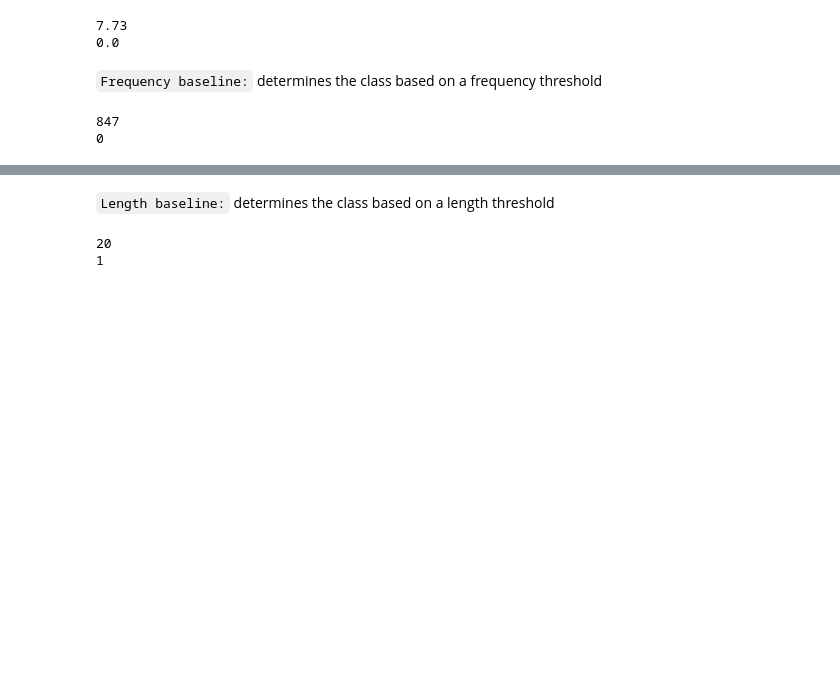
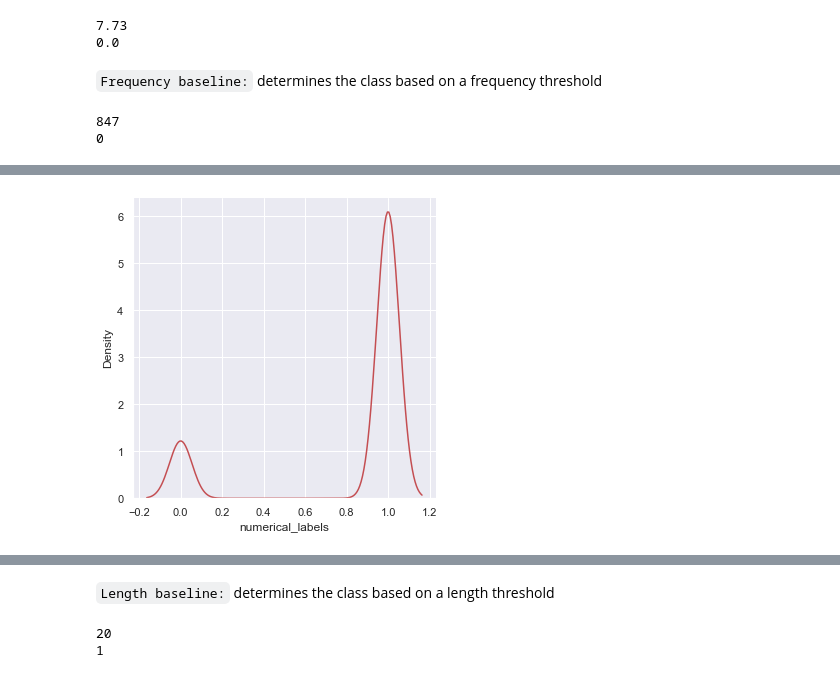
Before and after one commit to melisnv/natural-language-processing-projects, a Jupyter notebook: Assignment I NLP/Part B - baselines.ipynb, the cells around one changed output, grey strips where cells are left out. Cells and saved outputs as stored; diff of their text form; code cells hidden in the pictures; blank space fills up the shorter version.

```diff
--- a/Assignment I NLP/Part B - baselines.ipynb
+++ b/Assignment I NLP/Part B - baselines.ipynb
@@ -189,0 +214,4 @@ print(len(train_data["labels"][train_data["labels"] == 'C'][train_data["frequenc
+# %%
+sns.displot(train_data, x="numerical_labels", kind="kde", color="r");
+# %% [output]
+[figure, added]
```
Also changed, not shown: parts of 10 cells of this notebook.
